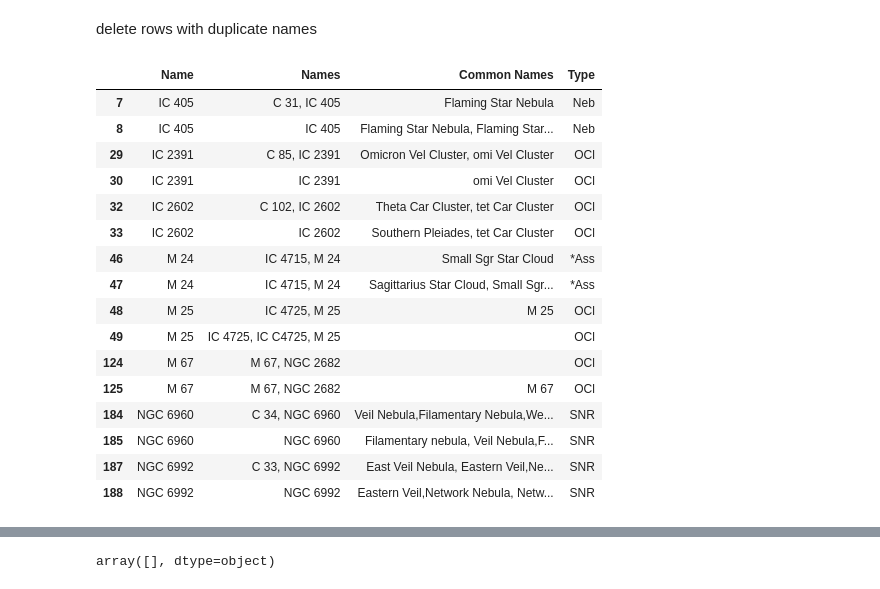
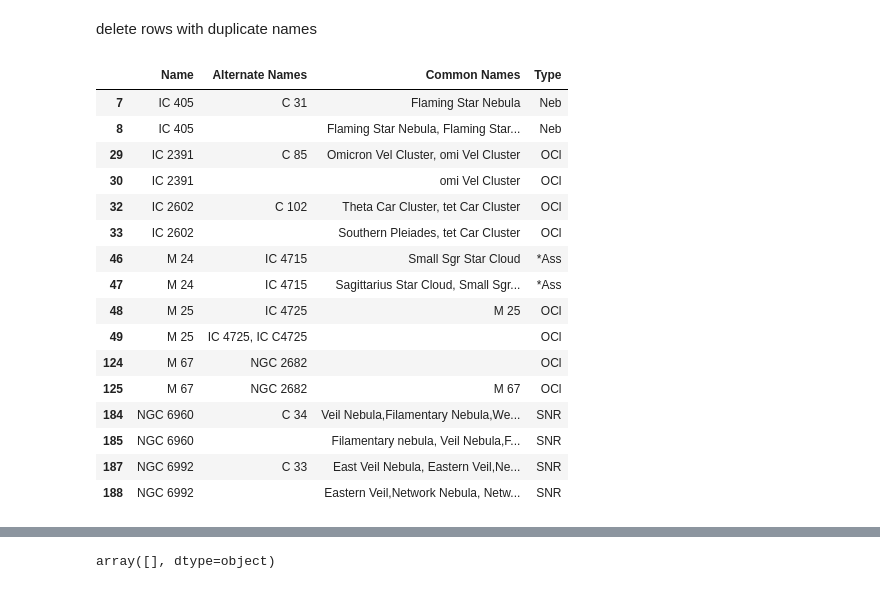
Before and after one commit to DwarfTelescopeUsers/dwarfii-stellarium-goto, a Jupyter notebook: notebooks/5_create_catalogues.ipynb, the cells around one changed output, grey strips where cells are left out. Saved outputs shown, nothing was run; the diff lists cells and outputs as text; code cells hidden in the pictures.

Commit message:
update notebooks & catalogs to exclude main name from alternate names

```diff
--- a/notebooks/5_create_catalogues.ipynb
+++ b/notebooks/5_create_catalogues.ipynb
@@ -295,9 +295,10 @@ for index, row in tmp_df.iterrows():
     names = set([row['Name normalized'],
                  row['IC name'], row['M name'],
                  row['Name (no leading zero)'], row['IC name_MIKE'], row['NGC name']])
+    names.remove(row['Name normalized'])
     names = [name for name in names if pd.notna(name)]
     names.sort()
-    tmp_df.at[index, 'Names'] = ', '.join(names)
+    tmp_df.at[index, 'Alternate Names'] = ', '.join(names)
 
     # create string with multiple common names
     common_names = set([row['Common names'], row['Common Name']])
@@ -319,7 +320,7 @@ log_df(tmp_df)
 # %%
 tmp_df = tmp_df[
     [
-        'Name normalized', 'Names', 'Common Names',
+        'Name normalized', 'Alternate Names', 'Common Names',
         'Type', 'RA', 'Dec', 'Const', 'MajAx', 'MinAx', 'V-Mag',
         'Name catalog', 'Name number', "Width (')", "Height (')", 'Notes'
     ]
@@ -344,26 +345,26 @@ delete rows with duplicate names
 # %%
 dups = tmp_df[tmp_df.duplicated(subset=['Name'])]['Name'].values
 # %%
-dup_df = tmp_df[tmp_df['Name'].isin(dups)][['Name','Names', 'Common Names', 'Type']]
+dup_df = tmp_df[tmp_df['Name'].isin(dups)][['Name','Alternate Names', 'Common Names', 'Type']]
 dup_df
 # %% [output]
-|  | Name | Names | Common Names | Type |
-| 7 | IC 405 | C 31, IC 405 | Flaming Star Nebula | Neb |
-| 8 | IC 405 | IC 405 | Flaming Star Nebula, Flaming Star... | Neb |
-| 29 | IC 2391 | C 85, IC 2391 | Omicron Vel Cluster, omi Vel Cluster | OCl |
-| 30 | IC 2391 | IC 2391 | omi Vel Cluster | OCl |
-| 32 | IC 2602 | C 102, IC 2602 | Theta Car Cluster, tet Car Cluster | OCl |
-| 33 | IC 2602 | IC 2602 | Southern Pleiades, tet Car Cluster | OCl |
-| 46 | M 24 | IC 4715, M 24 | Small Sgr Star Cloud | *Ass |
-| 47 | M 24 | IC 4715, M 24 | Sagittarius Star Cloud, Small Sgr... | *Ass |
-| 48 | M 25 | IC 4725, M 25 | M 25 | OCl |
-| 49 | M 25 | IC 4725, IC C4725, M 25 |  | OCl |
-| 124 | M 67 | M 67, NGC 2682 |  | OCl |
-| 125 | M 67 | M 67, NGC 2682 | M 67 | OCl |
-| 184 | NGC 6960 | C 34, NGC 6960 | Veil Nebula,Filamentary Nebula,We... | SNR |
-| 185 | NGC 6960 | NGC 6960 | Filamentary nebula, Veil Nebula,F... | SNR |
-| 187 | NGC 6992 | C 33, NGC 6992 | East Veil Nebula, Eastern Veil,Ne... | SNR |
-| 188 | NGC 6992 | NGC 6992 | Eastern Veil,Network Nebula, Netw... | SNR |
+|  | Name | Alternate Names | Common Names | Type |
+| 7 | IC 405 | C 31 | Flaming Star Nebula | Neb |
+| 8 | IC 405 |  | Flaming Star Nebula, Flaming Star... | Neb |
+| 29 | IC 2391 | C 85 | Omicron Vel Cluster, omi Vel Cluster | OCl |
+| 30 | IC 2391 |  | omi Vel Cluster | OCl |
+| 32 | IC 2602 | C 102 | Theta Car Cluster, tet Car Cluster | OCl |
+| 33 | IC 2602 |  | Southern Pleiades, tet Car Cluster | OCl |
+| 46 | M 24 | IC 4715 | Small Sgr Star Cloud | *Ass |
+| 47 | M 24 | IC 4715 | Sagittarius Star Cloud, Small Sgr... | *Ass |
+| 48 | M 25 | IC 4725 | M 25 | OCl |
+| 49 | M 25 | IC 4725, IC C4725 |  | OCl |
+| 124 | M 67 | NGC 2682 |  | OCl |
+| 125 | M 67 | NGC 2682 | M 67 | OCl |
+| 184 | NGC 6960 | C 34 | Veil Nebula,Filamentary Nebula,We... | SNR |
+| 185 | NGC 6960 |  | Filamentary nebula, Veil Nebula,F... | SNR |
+| 187 | NGC 6992 | C 33 | East Veil Nebula, Eastern Veil,Ne... | SNR |
+| 188 | NGC 6992 |  | Eastern Veil,Network Nebula, Netw... | SNR |
 # %%
 ngc_catalog_df = tmp_df.copy()
 
```
Also changed, not shown: parts of 10 cells of this notebook, 8 other files.
